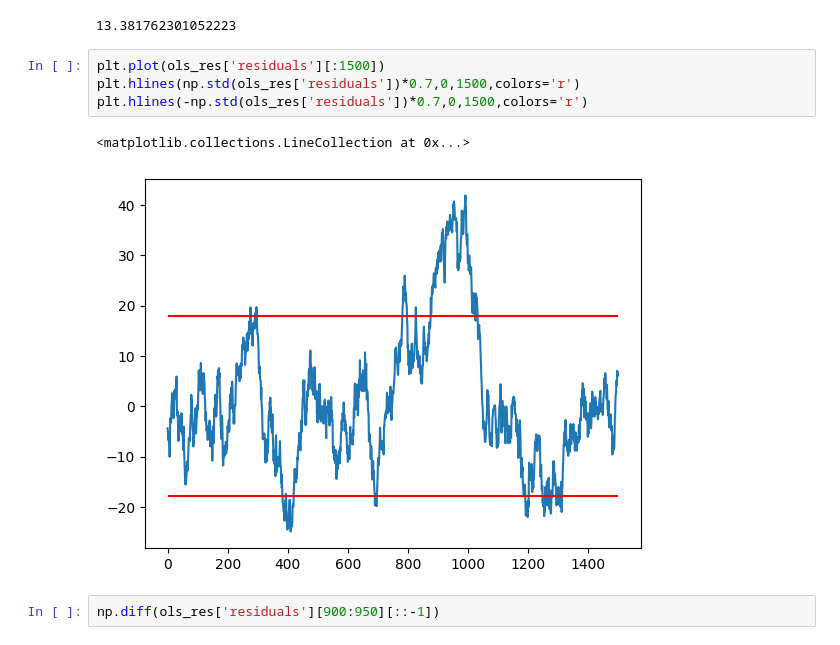
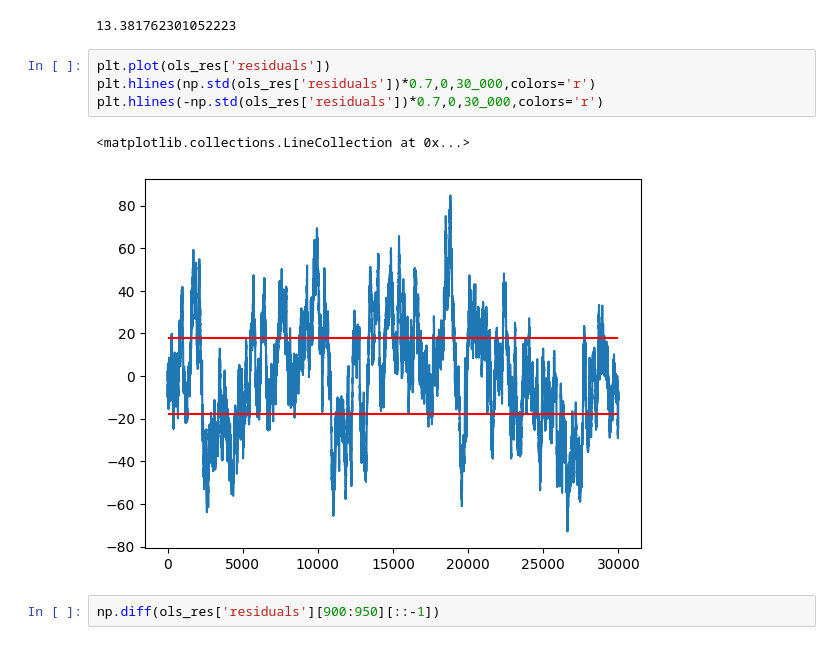
Before and after one commit to kaiwenShen/imc_prosperity_2024, a Jupyter notebook: round4_playground.ipynb, the cells around one changed output. Saved outputs shown, nothing was run; the diff lists cells and outputs as text.

```diff
--- a/round4_playground.ipynb
+++ b/round4_playground.ipynb
@@ -179,12 +182,12 @@ np.std(ols2_res['residuals'])
 # %% [output]
 13.381762301052223
 # %%
-plt.plot(ols_res['residuals'][:1500])
-plt.hlines(np.std(ols_res['residuals'])*0.7,0,1500,colors='r')
-plt.hlines(-np.std(ols_res['residuals'])*0.7,0,1500,colors='r')
+plt.plot(ols_res['residuals'])
+plt.hlines(np.std(ols_res['residuals'])*0.7,0,30_000,colors='r')
+plt.hlines(-np.std(ols_res['residuals'])*0.7,0,30_000,colors='r')
 # %% [output]
 <matplotlib.collections.LineCollection at 0x...>
-[figure, old version]
+[figure, new version]
 # %%
 np.diff(ols_res['residuals'][900:950][::-1])
 # %% [output]
```
Also changed, not shown: parts of 4 cells of this notebook, 3 other files.
